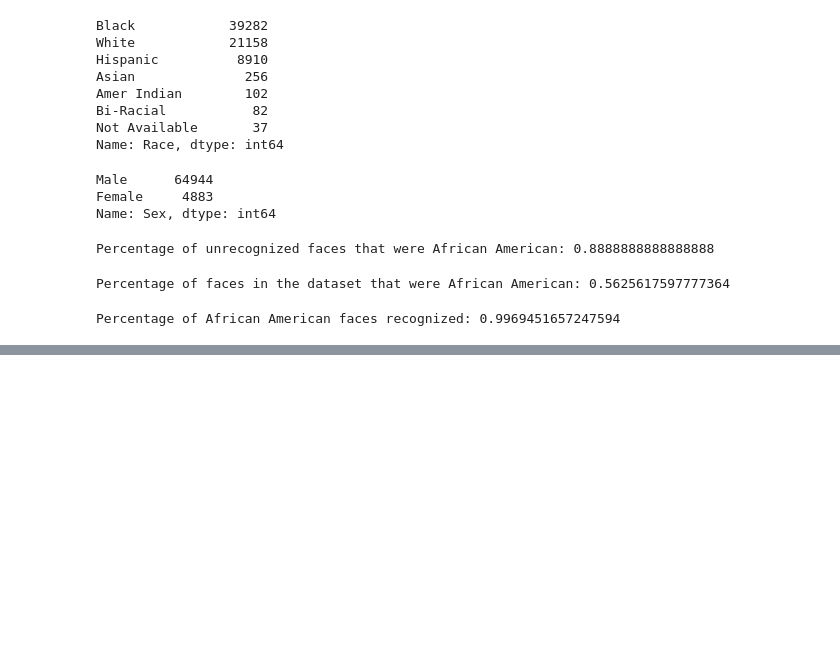
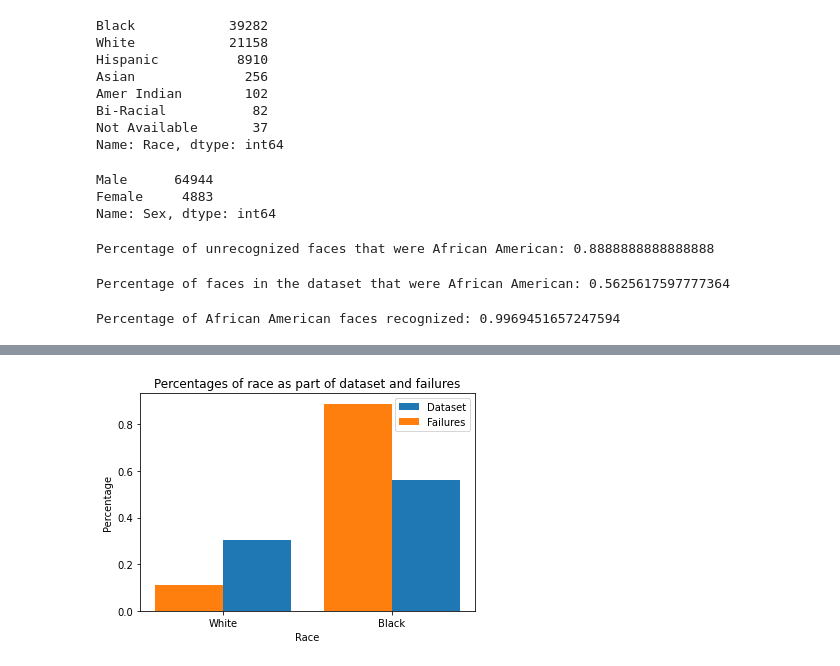
Before and after one commit to Nathaniel-github/AlgorithmicBias, a Jupyter notebook: CycleGAN/InitialAnalysis.ipynb, the cells around one changed output, grey strips where cells are left out. Cells and saved outputs as stored; diff of their text form; code cells hidden in the pictures; blank space fills up the shorter version.

```diff
--- a/CycleGAN/InitialAnalysis.ipynb
+++ b/CycleGAN/InitialAnalysis.ipynb
@@ -114,0 +139,8 @@ plt.show()
+# %%
+X = ['White', 'Black']
+Y = [num_white/len(races), num_black/len(races)]
+Z = [num_unrecognized_white/len(fr), num_unrecognized_black/len(fr)]
+
+ez_plot(X, {'Dataset': Y, 'Failures': Z}, "Race", "Percentage", "Percentages of race as part of dataset and failures")
+# %% [output]
+[figure, added]
```
Also changed, not shown: parts of 20 cells of this notebook.
